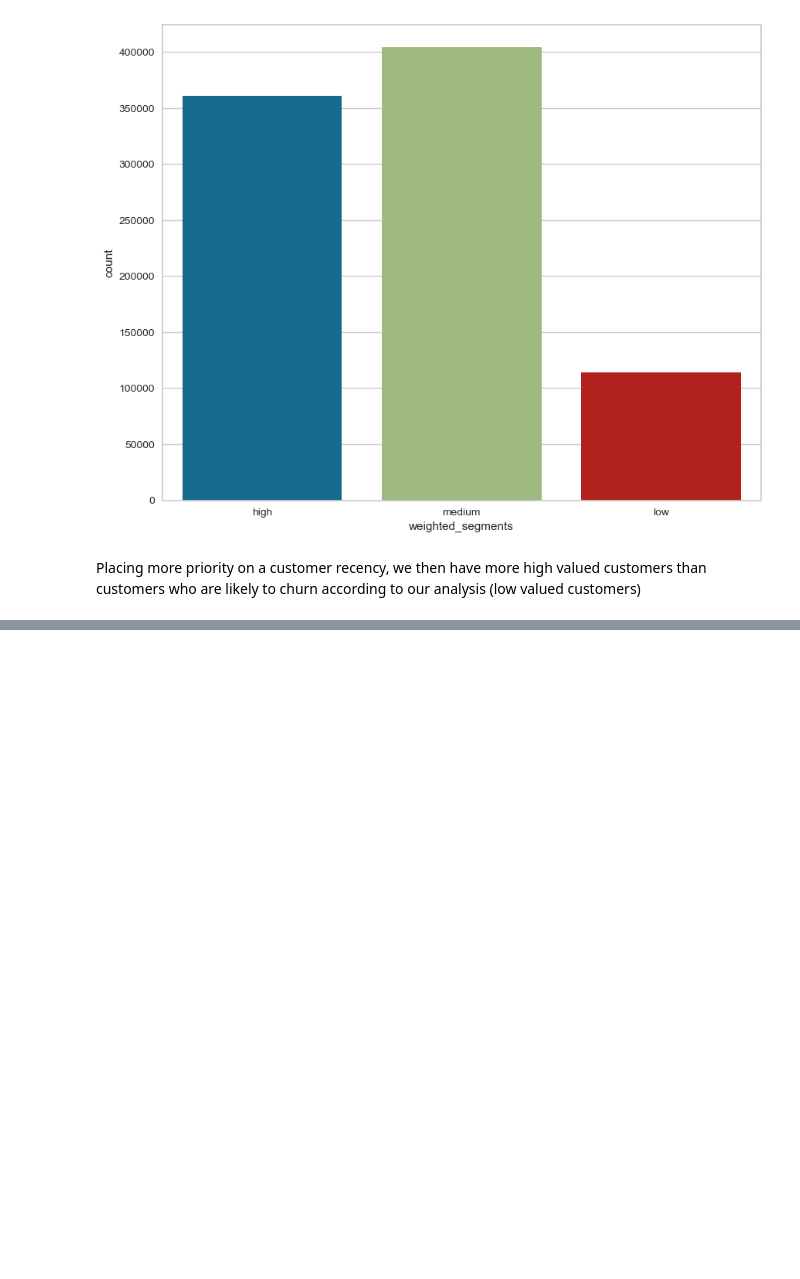
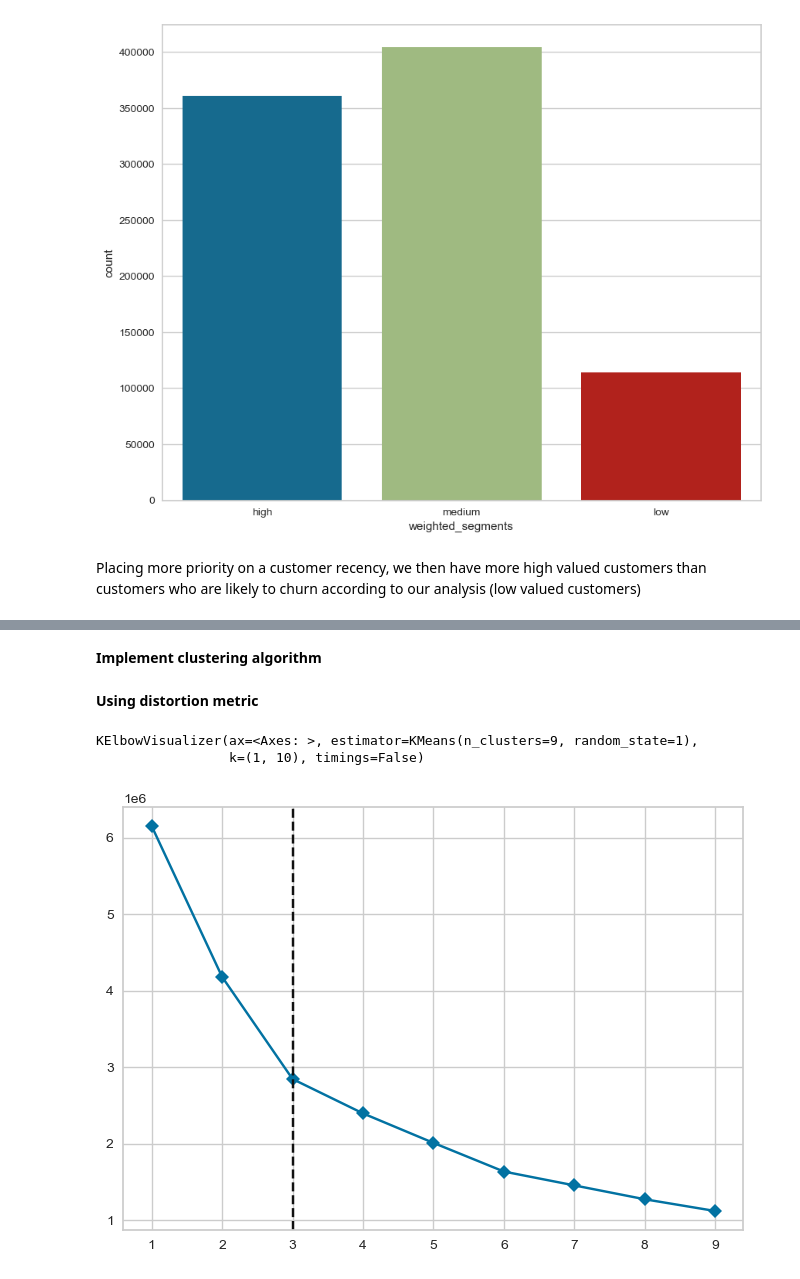
Before and after one commit to Emerald-GitHub/RFM-Based-Customer-Segmentation, a Jupyter notebook: Notebooks/RFM_Customer_Segmentation_solution.ipynb, the cells around one changed output, grey strips where cells are left out. Drawn from its saved outputs; the diff is of its cells as text; code cells hidden in the pictures; blank space fills up the shorter version.

Commit message:
Modelling with Unsupervised Learning(KMeans Clustering) and Model Evaluation

```diff
--- a/Notebooks/RFM_Customer_Segmentation_solution.ipynb
+++ b/Notebooks/RFM_Customer_Segmentation_solution.ipynb
@@ -695,0 +702,3 @@ Placing more priority on a customer recency, we then have more high valued custo
+# %%
+RFM_data = RFM_table.drop(["RFM_group", "segments", "weighted_score", "weighted_segments"], axis = 1)
+RFM_data.head(2)
@@ -695,0 +712,3 @@ Placing more priority on a customer recency, we then have more high valued custo
+# %%
+ss = StandardScaler()
+scaled_data = ss.fit_transform(RFM_data)
@@ -695,0 +731,13 @@ Placing more priority on a customer recency, we then have more high valued custo
+# %% [markdown]
+**Implement clustering algorithm**
+# %%
+model = KMeans(random_state = 1)
+# %% [markdown]
+**Using distortion metric**
+# %%
+plot_model = KElbowVisualizer(model, k=(1,10), metric='distortion', timings=False)
+plot_model.fit(scaled_data)
+# %% [output]
+KElbowVisualizer(ax=<Axes: >, estimator=KMeans(n_clusters=9, random_state=1),
+                 k=(1, 10), timings=False)
+[figure, added]
```
Also changed, not shown: parts of 28 cells of this notebook.
